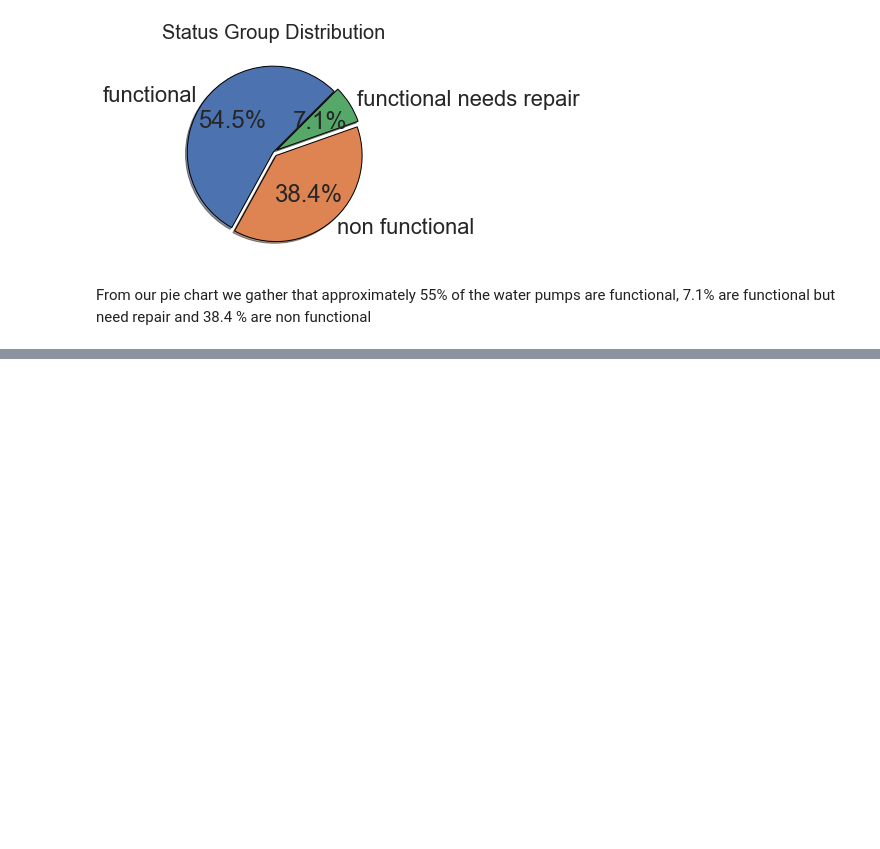
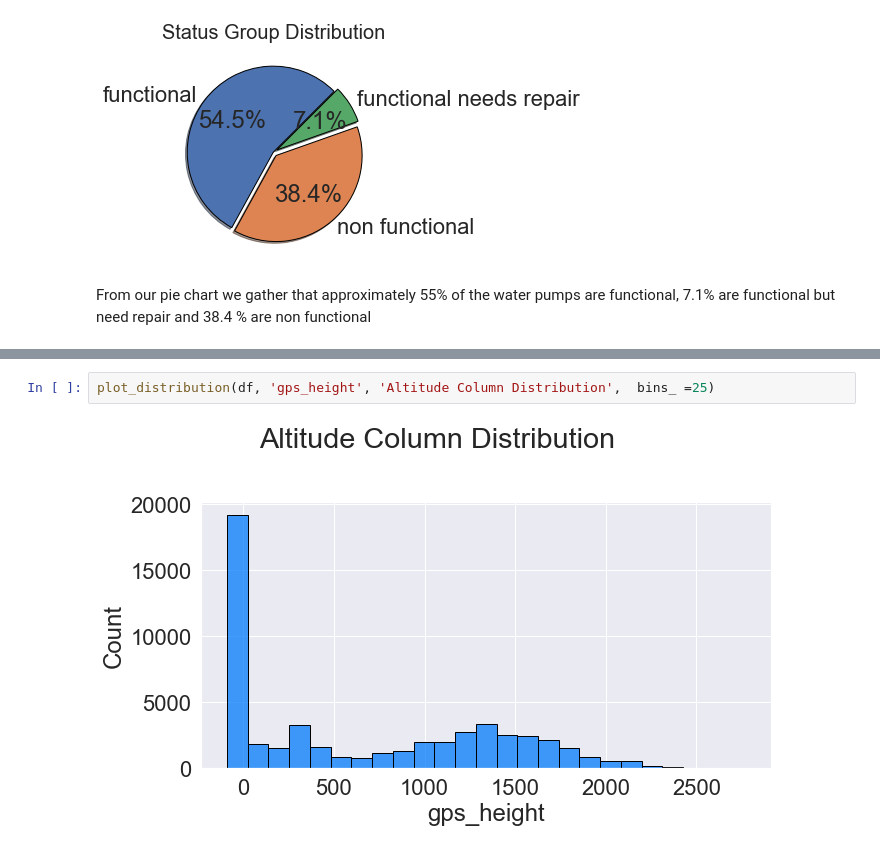
Before and after one commit to atienosonia/Tanzanian_Water_Wells, a Jupyter notebook: student.ipynb, the cells around one changed output, grey strips where cells are left out. Cells and saved outputs as stored; diff of their text form; blank space fills up the shorter version.

```diff
--- a/student.ipynb
+++ b/student.ipynb
@@ -1006,0 +984,4 @@ Name: waterpoint_type, Length: 52560, dtype: object
+# %%
+plot_distribution(df, 'gps_height', 'Altitude Column Distribution',  bins_ =25)
+# %% [output]
+[figure, added]
```
Also changed, not shown: parts of 32 cells of this notebook.
